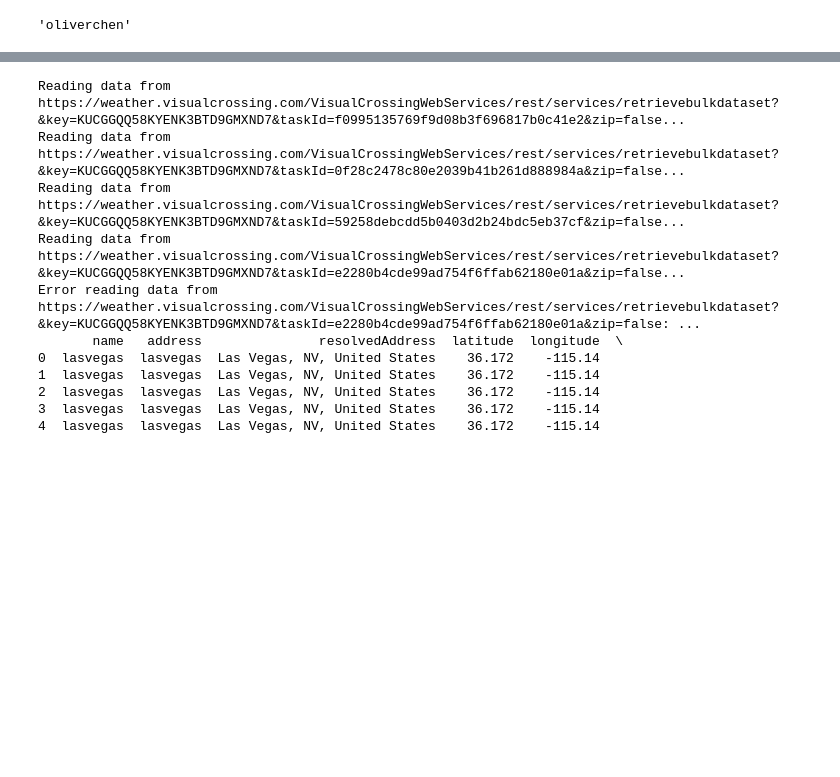
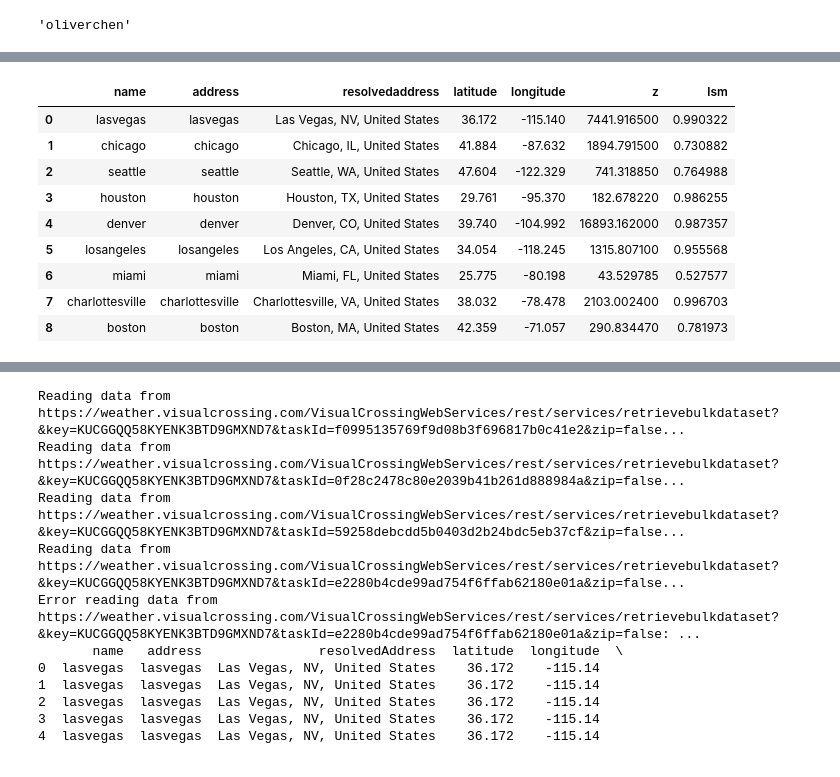
Before and after one commit to BingzheChen/DS6600_datapipeline, a Jupyter notebook: sandbox.ipynb, the cells around one changed output, grey strips where cells are left out. Drawn from its saved outputs; the diff is of its cells as text; code cells hidden in the pictures; blank space fills up the shorter version.

```diff
--- a/sandbox.ipynb
+++ b/sandbox.ipynb
@@ -50,0 +66,18 @@ miami_hourly_data
+# %%
+my_query = """
+    SELECT *
+    FROM constants
+"""
+constants = pd.read_sql_query(my_query, con=engine)
+constants
+# %% [output]
+|  | name | address | resolvedaddress | latitude | longitude | z | lsm |
+| 0 | lasvegas | lasvegas | Las Vegas, NV, United States | 36.172 | -115.140 | 7441.916500 | 0.990322 |
+| 1 | chicago | chicago | Chicago, IL, United States | 41.884 | -87.632 | 1894.791500 | 0.730882 |
+| 2 | seattle | seattle | Seattle, WA, United States | 47.604 | -122.329 | 741.318850 | 0.764988 |
+| 3 | houston | houston | Houston, TX, United States | 29.761 | -95.370 | 182.678220 | 0.986255 |
+| 4 | denver | denver | Denver, CO, United States | 39.740 | -104.992 | 16893.162000 | 0.987357 |
+| 5 | losangeles | losangeles | Los Angeles, CA, United States | 34.054 | -118.245 | 1315.807100 | 0.955568 |
+| 6 | miami | miami | Miami, FL, United States | 25.775 | -80.198 | 43.529785 | 0.527577 |
+| 7 | charlottesville | charlottesville | Charlottesville, VA, United States | 38.032 | -78.478 | 2103.002400 | 0.996703 |
+| 8 | boston | boston | Boston, MA, United States | 42.359 | -71.057 | 290.834470 | 0.781973 |
```
Also changed, not shown: parts of 6 cells of this notebook, 6 other files.
